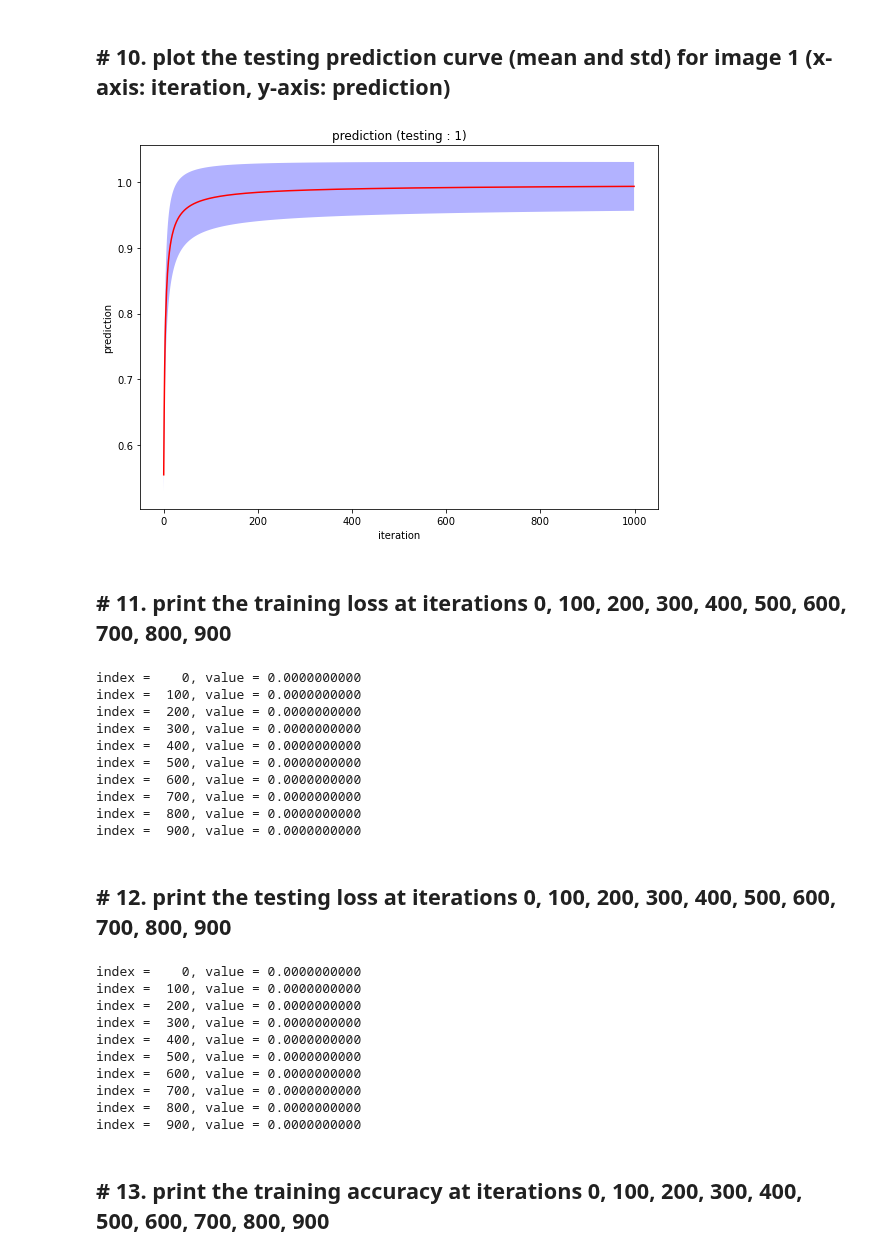
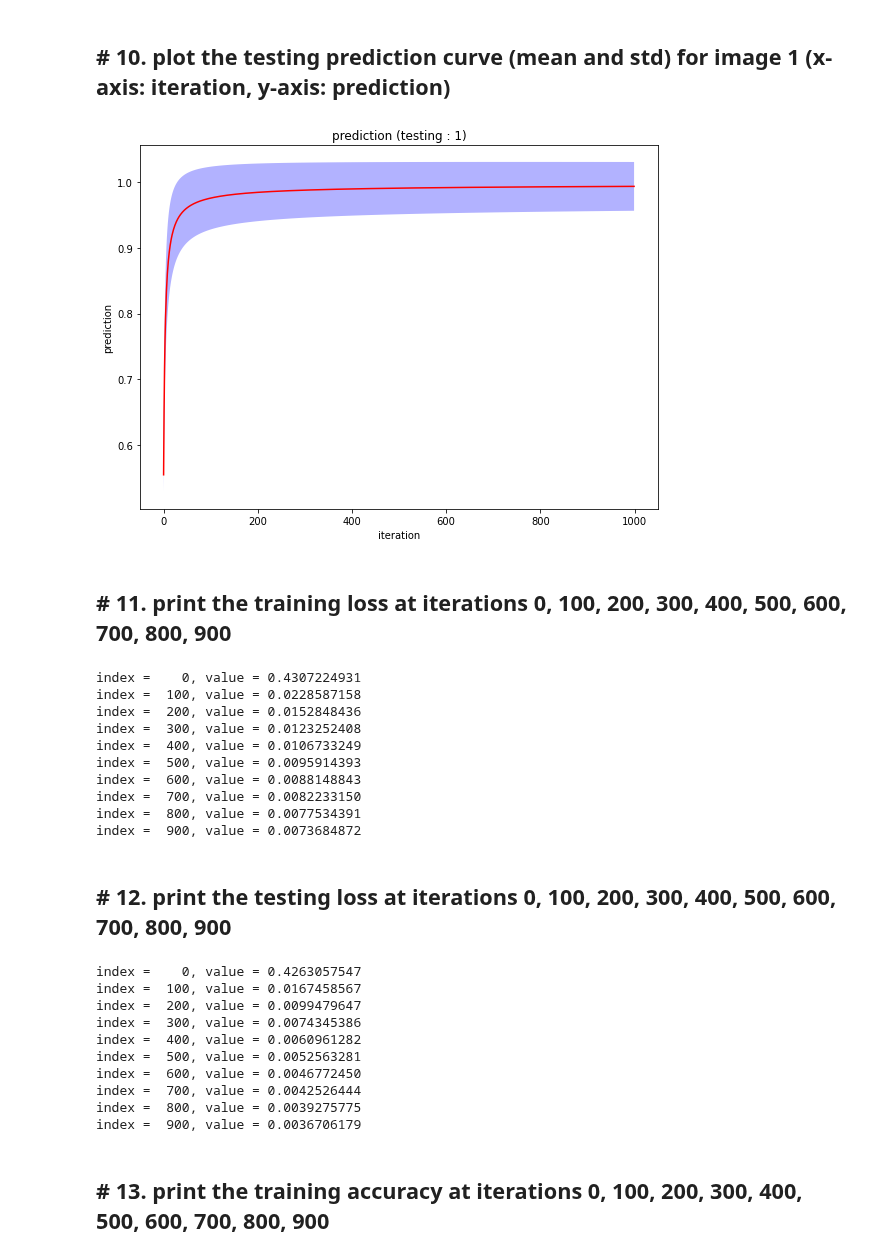
Before and after one commit to CauArchive/MachineLearningProject, a Jupyter notebook: assignment/03/assignment_03.ipynb, the cells around one changed output. Cells and saved outputs as stored; diff of their text form; code cells hidden in the pictures.

```diff
--- a/assignment/03/assignment_03.ipynb
+++ b/assignment/03/assignment_03.ipynb
@@ -610,4 +573,0 @@ def function_results_09(*args):
-# %%
-def function_results_10(*args):
-
-    pass
@@ -629,0 +646,3 @@ def function_results_14(*args):
+# %%
+def function_results_10(data_mean, data_std, x_label, y_label, title):
+    function_results_07(data_mean, data_std, x_label, y_label, title)
@@ -690,39 +726,39 @@ function_results_09(...)
 # %% [markdown]
 ## # 10. plot the testing prediction curve (mean and std) for image 1 (x-axis: iteration, y-axis: prediction)
-# %%
-function_results_10(...)
-# %% [output]
-[figure, removed]
+# %%
+function_results_10(pred_1_test_mean_iteration, pred_1_test_std_iteration, 'iteration', 'prediction', 'prediction (testing : 1)')
+# %% [output]
+[figure, added]
 # %% [markdown]
 ## # 11. print the training loss at iterations 0, 100, 200, 300, 400, 500, 600, 700, 800, 900
 # %%
-function_results_11(...)
+function_results_11(loss_train_iteration, index)
 # %% [output]
-index =    0, value = 0.0000000000
-index =  100, value = 0.0000000000
-index =  200, value = 0.0000000000
-index =  300, value = 0.0000000000
-index =  400, value = 0.0000000000
-index =  500, value = 0.0000000000
-index =  600, value = 0.0000000000
-index =  700, value = 0.0000000000
-index =  800, value = 0.0000000000
-index =  900, value = 0.0000000000
+index =    0, value = 0.4307224931
+index =  100, value = 0.0228587158
+index =  200, value = 0.0152848436
+index =  300, value = 0.0123252408
+index =  400, value = 0.0106733249
+index =  500, value = 0.0095914393
+index =  600, value = 0.0088148843
+index =  700, value = 0.0082233150
+index =  800, value = 0.0077534391
+index =  900, value = 0.0073684872
 # %% [markdown]
 ## # 12. print the testing loss at iterations 0, 100, 200, 300, 400, 500, 600, 700, 800, 900
 # %%
-function_results_12(...)
+function_results_12(loss_test_iteration, index)
 # %% [output]
-index =    0, value = 0.0000000000
-index =  100, value = 0.0000000000
-index =  200, value = 0.0000000000
-index =  300, value = 0.0000000000
-index =  400, value = 0.0000000000
-index =  500, value = 0.0000000000
-index =  600, value = 0.0000000000
-index =  700, value = 0.0000000000
-index =  800, value = 0.0000000000
-index =  900, value = 0.0000000000
+index =    0, value = 0.4263057547
+index =  100, value = 0.0167458567
+index =  200, value = 0.0099479647
+index =  300, value = 0.0074345386
+index =  400, value = 0.0060961282
+index =  500, value = 0.0052563281
+index =  600, value = 0.0046772450
+index =  700, value = 0.0042526444
+index =  800, value = 0.0039275775
+index =  900, value = 0.0036706179
 # %% [markdown]
 ## # 13. print the training accuracy at iterations 0, 100, 200, 300, 400, 500, 600, 700, 800, 900
 # %%
```
Also changed, not shown: parts of 46 cells of this notebook.
